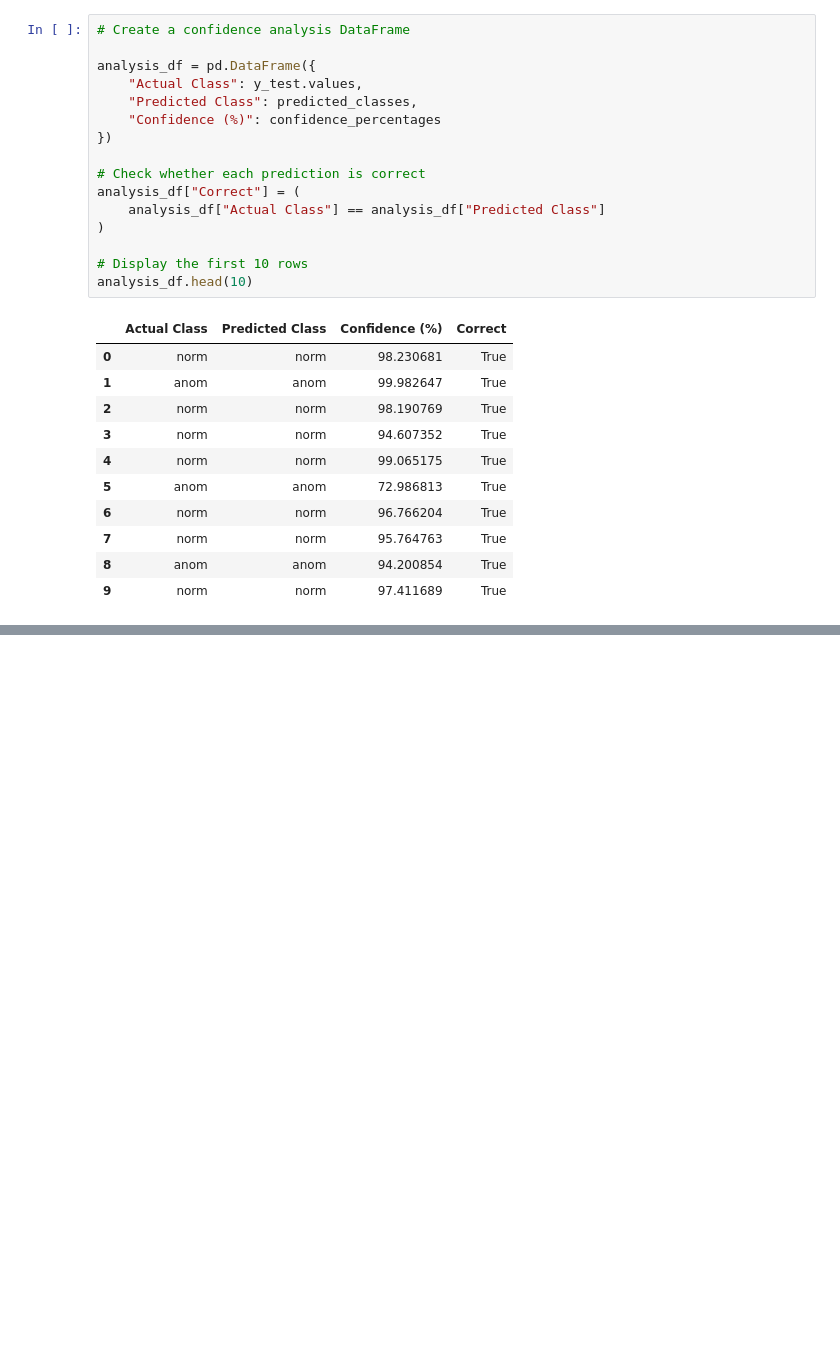
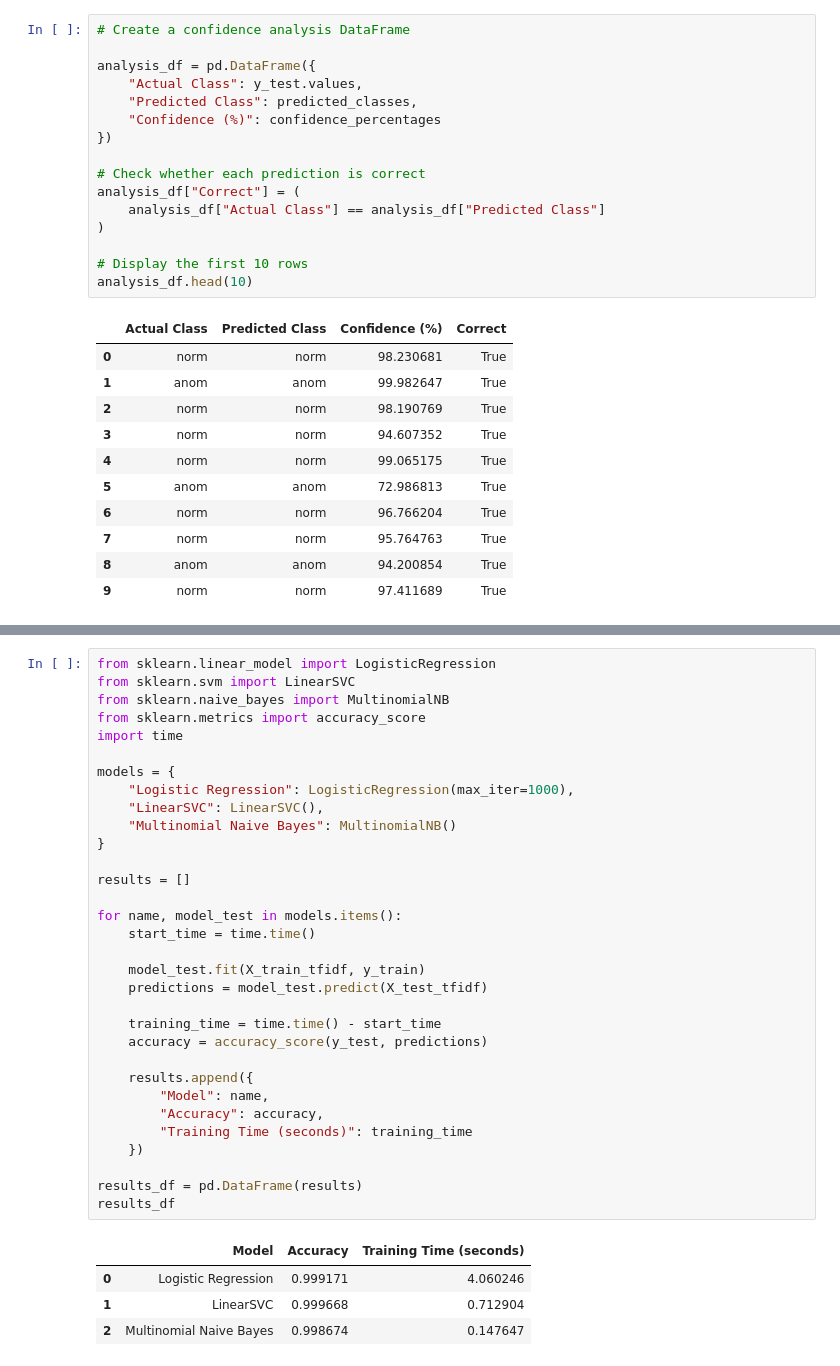
Before and after one commit to koustav-B/SQL-Injection-in-TCP-IP, a Jupyter notebook: sqli_project.ipynb, the cells around one changed output, grey strips where cells are left out. Saved outputs shown, nothing was run; the diff lists cells and outputs as text; blank space fills up the shorter version.

```diff
--- a/sqli_project.ipynb
+++ b/sqli_project.ipynb
@@ -591,0 +582,37 @@ print(f"Data overlap percentage: {overlap_percentage:.4f}%")
+# %%
+from sklearn.linear_model import LogisticRegression
+from sklearn.svm import LinearSVC
+from sklearn.naive_bayes import MultinomialNB
+from sklearn.metrics import accuracy_score
+import time
+
+models = {
+    "Logistic Regression": LogisticRegression(max_iter=1000),
+    "LinearSVC": LinearSVC(),
+    "Multinomial Naive Bayes": MultinomialNB()
+}
+
+results = []
+
+for name, model_test in models.items():
+    start_time = time.time()
+
+    model_test.fit(X_train_tfidf, y_train)
+    predictions = model_test.predict(X_test_tfidf)
+
+    training_time = time.time() - start_time
+    accuracy = accuracy_score(y_test, predictions)
+
+    results.append({
+        "Model": name,
+        "Accuracy": accuracy,
+        "Training Time (seconds)": training_time
+    })
+
+results_df = pd.DataFrame(results)
+results_df
+# %% [output]
+|  | Model | Accuracy | Training Time (seconds) |
+| 0 | Logistic Regression | 0.999171 | 4.060246 |
+| 1 | LinearSVC | 0.999668 | 0.712904 |
+| 2 | Multinomial Naive Bayes | 0.998674 | 0.147647 |
```
Also changed, not shown: parts of 7 cells of this notebook, 4 other files.
